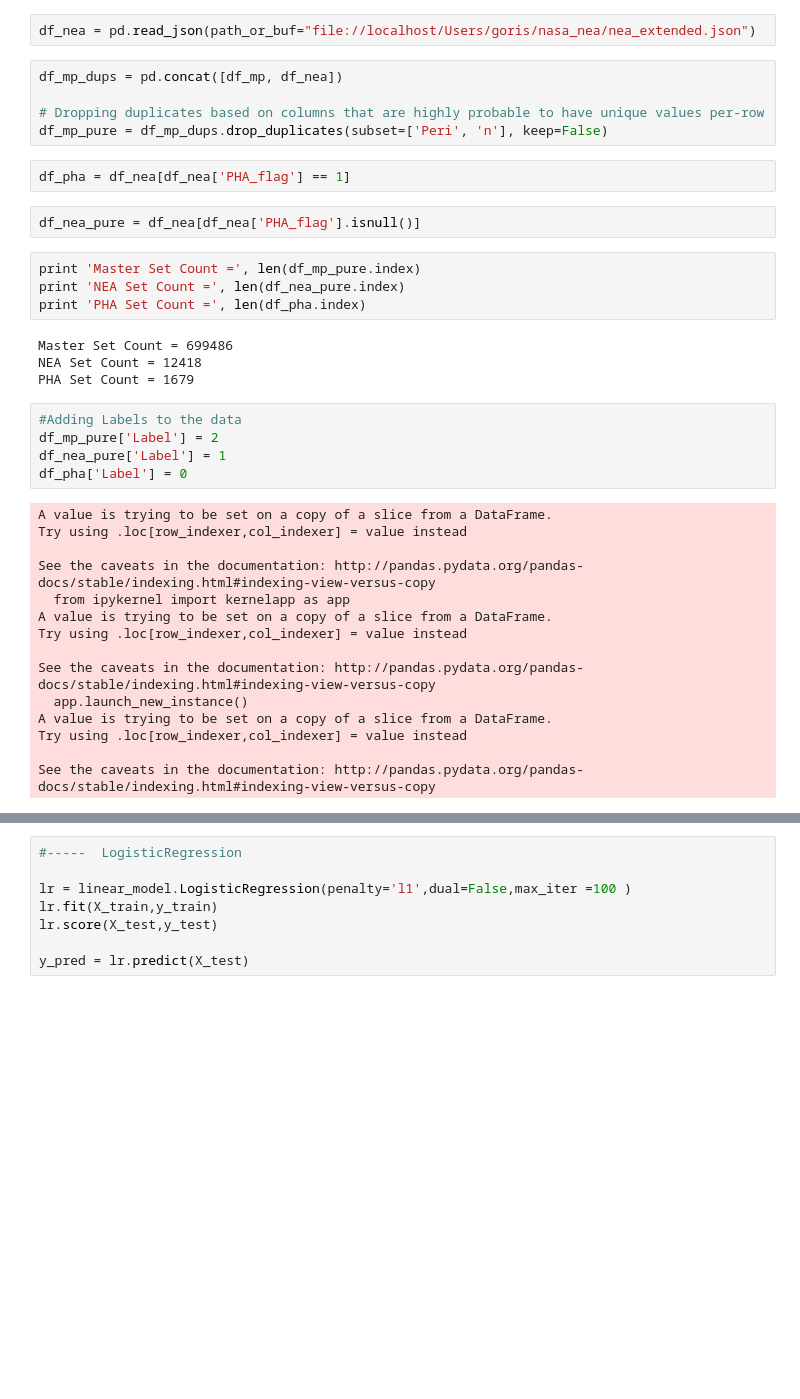
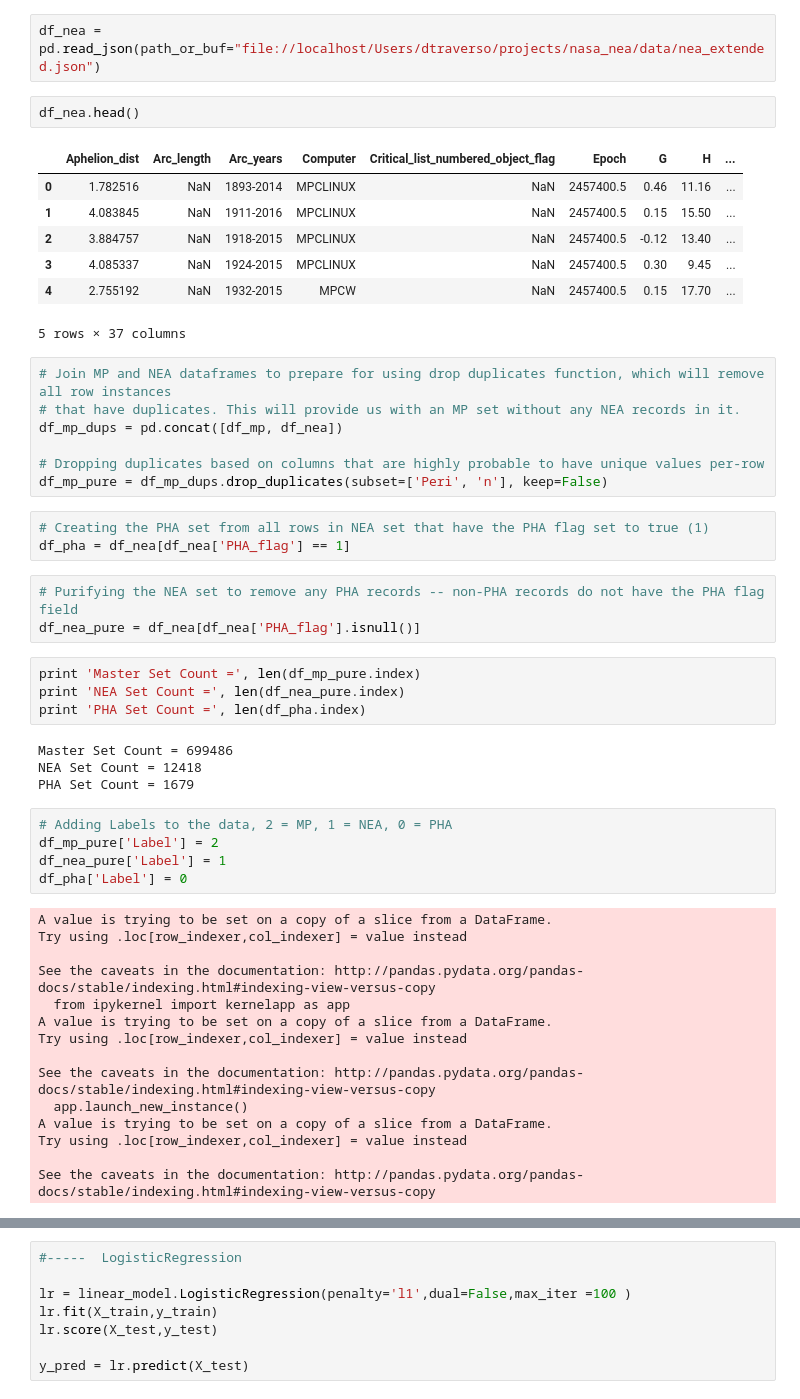
Before and after one commit to dtraverso/nasa_nea, a Jupyter notebook: NearEarthDetection.ipynb, the cells around one changed output, grey strips where cells are left out. Drawn from its saved outputs; the diff is of its cells as text; blank space fills up the shorter version.

```diff
--- a/NearEarthDetection.ipynb
+++ b/NearEarthDetection.ipynb
@@ -22,14 +40,28 @@ df_mp = pd.read_json(path_or_buf="file://localhost/Users/goris/nasa_nea/mpcorb_e
 # %%
-df_nea = pd.read_json(path_or_buf="file://localhost/Users/goris/nasa_nea/nea_extended.json")
+df_nea = pd.read_json(path_or_buf="file://localhost/Users/dtraverso/projects/nasa_nea/data/nea_extended.json")
+# %%
+df_nea.head()
+# %% [output]
+|  | Aphelion_dist | Arc_length | Arc_years | Computer | Critical_list_numbered_object_flag | Epoch | G | H | ... |
+| 0 | 1.782516 | NaN | 1893-2014 | MPCLINUX | NaN | 2457400.5 | 0.46 | 11.16 | ... |
+| 1 | 4.083845 | NaN | 1911-2016 | MPCLINUX | NaN | 2457400.5 | 0.15 | 15.50 | ... |
+| 2 | 3.884757 | NaN | 1918-2015 | MPCLINUX | NaN | 2457400.5 | -0.12 | 13.40 | ... |
+| 3 | 4.085337 | NaN | 1924-2015 | MPCLINUX | NaN | 2457400.5 | 0.30 | 9.45 | ... |
+| 4 | 2.755192 | NaN | 1932-2015 | MPCW | NaN | 2457400.5 | 0.15 | 17.70 | ... |
+5 rows × 37 columns
 # %%
+# Join MP and NEA dataframes to prepare for using drop duplicates function, which will remove all row instances
+# that have duplicates. This will provide us with an MP set without any NEA records in it.
 df_mp_dups = pd.concat([df_mp, df_nea])
 
 # Dropping duplicates based on columns that are highly probable to have unique values per-row
 df_mp_pure = df_mp_dups.drop_duplicates(subset=['Peri', 'n'], keep=False)
-# %%
-df_pha = df_nea[df_nea['PHA_flag'] == 1]
-# %%
-df_nea_pure = df_nea[df_nea['PHA_flag'].isnull()]
+# %%
+# Creating the PHA set from all rows in NEA set that have the PHA flag set to true (1)
+df_pha = df_nea[df_nea['PHA_flag'] == 1]
+# %%
+# Purifying the NEA set to remove any PHA records -- non-PHA records do not have the PHA flag field
+df_nea_pure = df_nea[df_nea['PHA_flag'].isnull()]
 # %%
 print 'Master Set Count =', len(df_mp_pure.index)
 print 'NEA Set Count =', len(df_nea_pure.index)
@@ -39,7 +71,7 @@ Master Set Count = 699486
 NEA Set Count = 12418
 PHA Set Count = 1679
 # %%
-#Adding Labels to the data
+# Adding Labels to the data, 2 = MP, 1 = NEA, 0 = PHA
 df_mp_pure['Label'] = 2
 df_nea_pure['Label'] = 1
 df_pha['Label'] = 0
```
Also changed, not shown: parts of 19 cells of this notebook.
